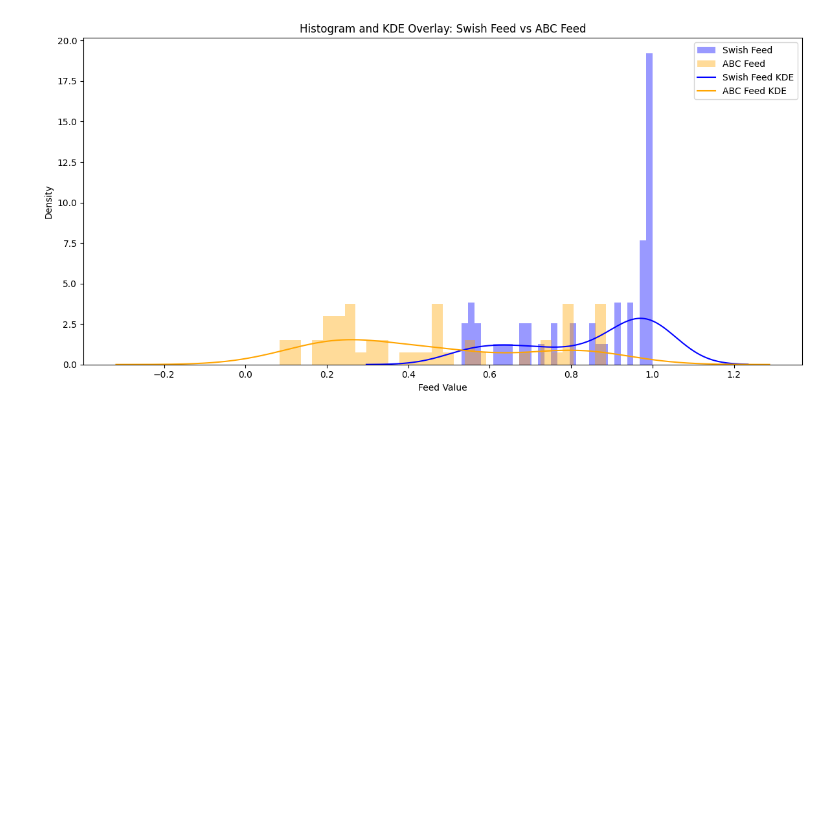
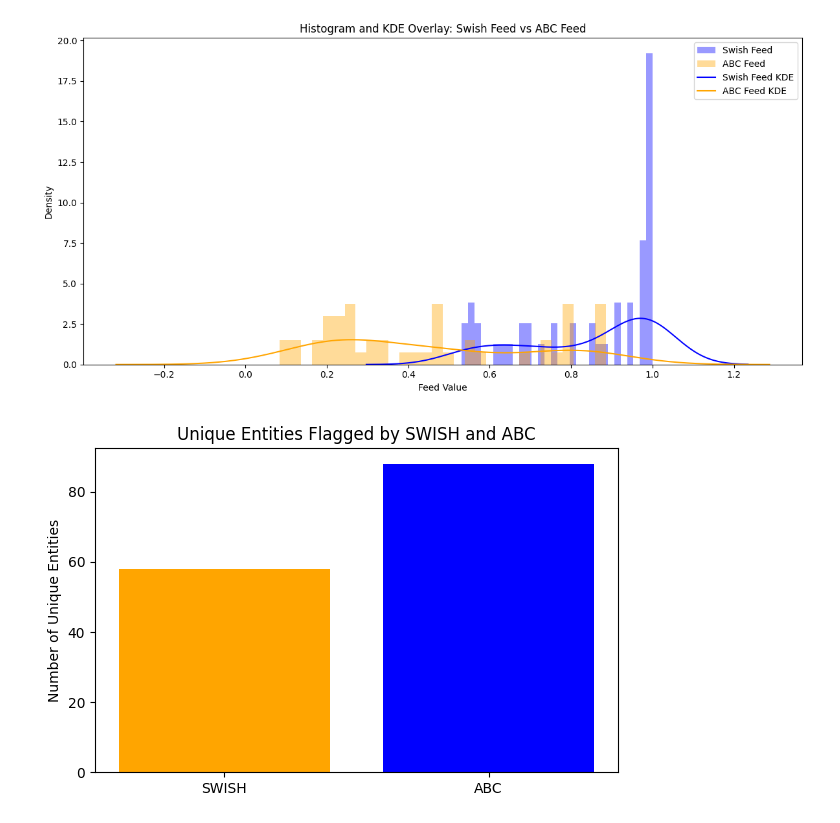
Before and after one commit to maximillian-jacob/DataScience, a Jupyter notebook: main_swish_vs_abc.ipynb, the cells around one changed output. Saved outputs shown, nothing was run; the diff lists cells and outputs as text; code cells hidden in the pictures; blank space fills up the shorter version.

Commit message:
Adding visualizations + entites only in ABC + entities only in swish

```diff
--- a/main_swish_vs_abc.ipynb
+++ b/main_swish_vs_abc.ipynb
@@ -293,3 +297,16 @@ plt.tight_layout()
 plt.show()
 # %% [output]
 [figure]
+# %%
+# Count unique entities in swish and abc
+unique_swish_entities = swish['entity'].nunique()
+unique_abc_entities = abc['entity'].nunique()
+
+plt.figure(figsize=(6, 4))
+plt.bar(['SWISH', 'ABC'], [unique_swish_entities, unique_abc_entities], color=['orange', 'blue'])
+plt.ylabel('Number of Unique Entities')
+plt.title('Unique Entities Flagged by SWISH and ABC')
+plt.tight_layout()
+plt.show()
+# %% [output]
+[figure, added]
```
Also changed, not shown: parts of 12 cells of this notebook.
